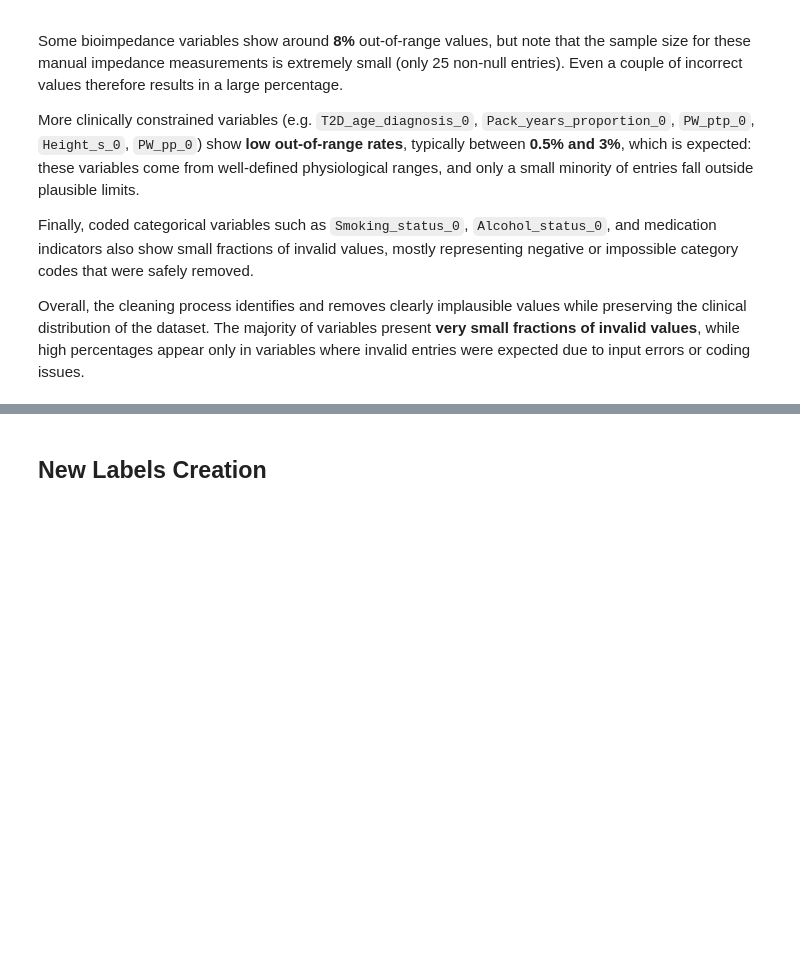
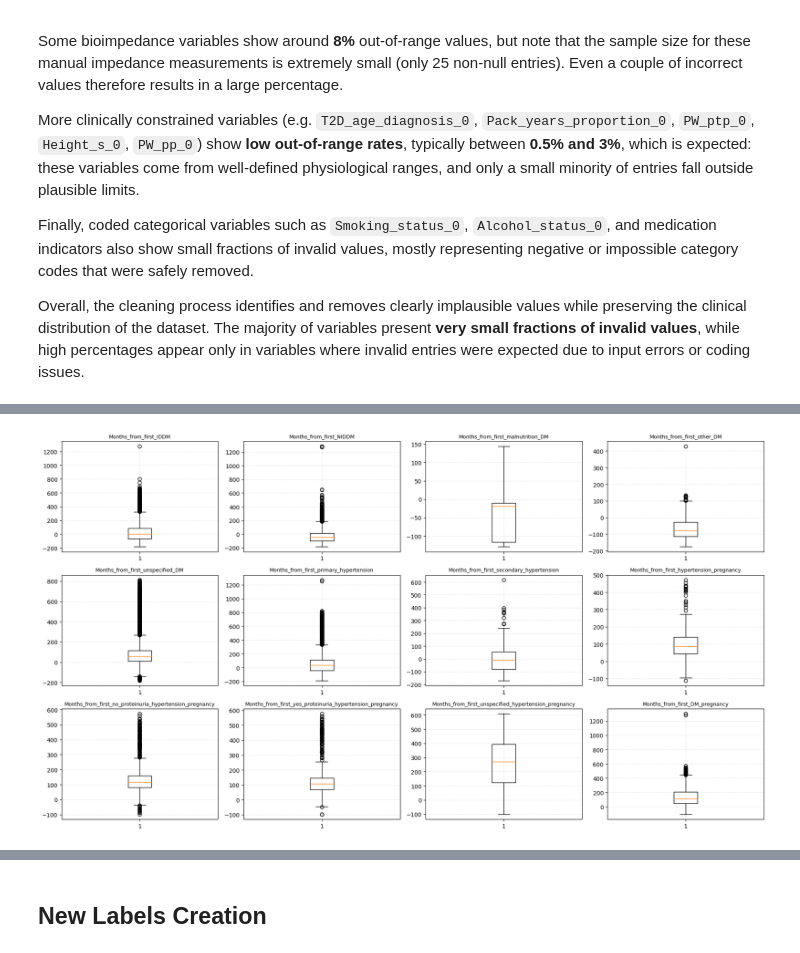
Before and after one commit to Angelido/clinical-data-encoding_vae, a Jupyter notebook: src/UKDataPreparation/cleaningData.ipynb, the cells around one changed output, grey strips where cells are left out. Drawn from its saved outputs; the diff is of its cells as text; code cells hidden in the pictures; blank space fills up the shorter version.

Commit message:
update cleaning data

```diff
--- a/src/UKDataPreparation/cleaningData.ipynb
+++ b/src/UKDataPreparation/cleaningData.ipynb
@@ -1186,7 +1243,7 @@ Finally, coded categorical variables such as `Smoking_status_0`, `Alcohol_status
 
 Overall, the cleaning process identifies and removes clearly implausible values while preserving the clinical distribution of the dataset. The majority of variables present **very small fractions of invalid values**, while high percentages appear only in variables where invalid entries were expected due to input errors or coding issues.
 # %%
-data_clean, cleaning_report = clean_clinical_data(data, rules, verbose=False)
+data, cleaning_report = clean_clinical_data(data, rules, verbose=False)
 
 cleaning_report.sort_values("pct_out_of_range_non_null", ascending=False).head(30)
 # %% [output]
@@ -1517,0 +1282,28 @@ Name: count, dtype: int64
+# %%
+months_from_first_cols = [
+    "Months_from_first_IDDM",
+    "Months_from_first_NIDDM",
+    "Months_from_first_malnutrition_DM",
+    "Months_from_first_other_DM",
+    "Months_from_first_unspecified_DM",
+    "Months_from_first_primary_hypertension",
+    "Months_from_first_secondary_hypertension",
+    "Months_from_first_hypertension_pregnancy",
+    "Months_from_first_no_proteinuria_hypertension_pregnancy",
+    "Months_from_first_yes_proteinuria_hypertension_pregnancy",
+    "Months_from_first_unspecified_hypertension_pregnancy",
+    "Months_from_first_DM_pregnancy",
+]
+
+# ===== Example: use the generic functions with the "months_from_first" variables =====
+
+# 1) Plot all boxplots for the months-from-first variables on a single page
+months_stats = plot_boxplots_single_page(
+    data=data,
+    columns=months_from_first_cols,
+    cols_per_row=4,
+    whis=1.5,
+    figsize=(18, 10),
+)
+# %% [output]
+[figure, added]
```
Also changed, not shown: parts of 19 cells of this notebook.
